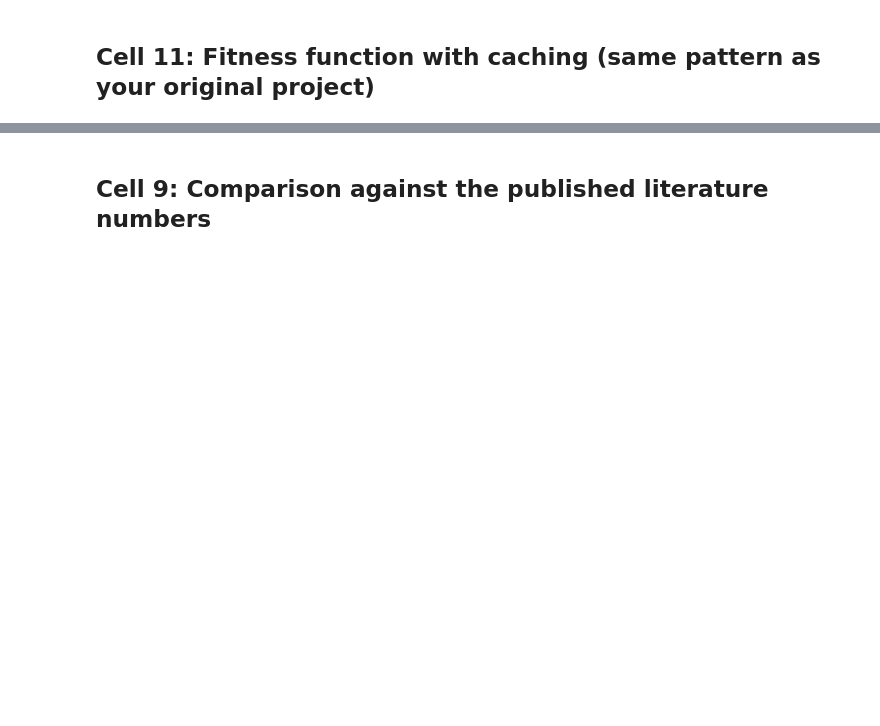
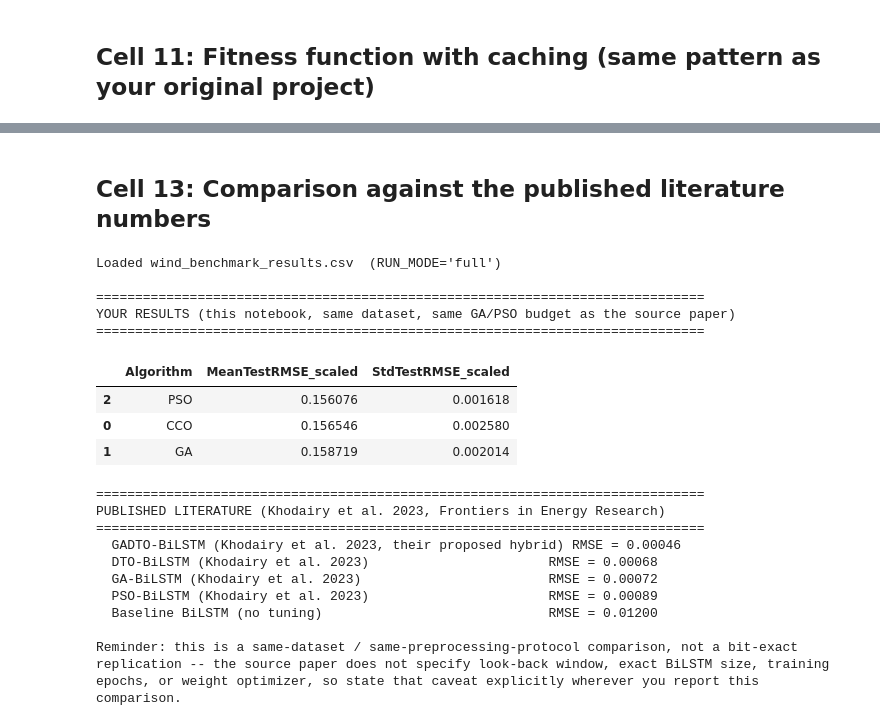
Before and after one commit to Malek-Kaouach/EC-CCO-Project, a Jupyter notebook: EC_Project_Code_WindBenchmark.ipynb, the cells around one changed output, grey strips where cells are left out. Drawn from its saved outputs; the diff is of its cells as text; code cells hidden in the pictures; blank space fills up the shorter version.

```diff
--- a/EC_Project_Code_WindBenchmark.ipynb
+++ b/EC_Project_Code_WindBenchmark.ipynb
@@ -135,10 +135,12 @@ warnings.filterwarnings("ignore")
 SEED = 42
 
 # --- ASSUMPTION (source paper does not specify this): look-back window in days.
-# The source paper never states its sequence length. 14 days (two weeks) is a reasonable
-# default for daily weather data; treat this as a hyperparameter worth sweeping, not a fact
-# taken from the paper.
-LOOKBACK = 14
+# The source paper never states its sequence length. Daily-average wind speed has short
+# memory (lag-1 autocorrelation ~0.59, decaying toward 0 within a week), so a 7-day window
+# keeps the informative recent lags without diluting the LSTM's capacity on near-noise
+# steps 8-14. Treat this as a hyperparameter worth sweeping (try 3, 5, 7, 10, 14), not a
+# fact taken from the paper.
+LOOKBACK = 7
 
 # Budget matched to the source paper's Table 2 (GA: 10 agents x 80 iters; PSO: 10 particles x 80 iters).
 # CCO uses the SAME budget for a fair three-way comparison. This is deliberately smaller than your
@@ -151,6 +153,24 @@ LITERATURE_MATCH_PROFILE = {
     "final_epochs": 150,    # not specified by the source paper -- your own reasonable choice, document it
     "seed_runs": 3,
 }
+
+# Quick end-to-end sanity check. This is NOT a reportable result -- it only proves the whole
+# pipeline (optimizers -> decode -> train -> compare) runs without error, in a couple of minutes,
+# before you commit GPU time to the full literature-matched run above.
+SMOKE_TEST_PROFILE = {
+    "agents": 4,
+    "iterations": 10,
+    "fitness_epochs": 8,
+    "final_epochs": 30,
+    "seed_runs": 1,
+}
+
+# Flip to "full" once the smoke test passes.
+RUN_MODE = "full"   # "smoke" -> SMOKE_TEST_PROFILE  |  "full" -> LITERATURE_MATCH_PROFILE
+ACTIVE_PROFILE = {"smoke": SMOKE_TEST_PROFILE, "full": LITERATURE_MATCH_PROFILE}[RUN_MODE]
+print(f"RUN_MODE = {RUN_MODE!r}  ->  profile: {ACTIVE_PROFILE}")
+if RUN_MODE == "smoke":
+    print("  (smoke test -- results are NOT reportable; set RUN_MODE='full' for the real run)")
 
 # Published literature numbers this notebook will compare against (RMSE, scaled [0,1] target).
 LITERATURE_RESULTS = {
@@ -866,23 +1054,55 @@ KeyboardInterrupt:
 # %% [markdown]
-## Cell 9: Comparison against the published literature numbers
+## Cell 13: Comparison against the published literature numbers
 # %%
+import pandas as pd
+
+# Read whichever results file the most recent Cell 12 run wrote (smoke vs full).
+_results_name = "wind_benchmark_results_smoke.csv" if RUN_MODE == "smoke" else "wind_benchmark_results.csv"
+wind_results_df = pd.read_csv(RESULTS_DIR / _results_name)
+print(f"Loaded {_results_name}  (RUN_MODE={RUN_MODE!r})")
+if RUN_MODE == "smoke":
+    print("NOTE: smoke-test numbers -- 1 seed run, so StdTestRMSE_scaled is NaN by design. Not reportable.")
+print()
+
 summary = wind_results_df.groupby("Algorithm")["TestRMSE_scaled"].agg(["mean", "std"]).reset_index()
 summary.columns = ["Algorithm", "MeanTestRMSE_scaled", "StdTestRMSE_scaled"]
 summary = summary.sort_values("MeanTestRMSE_scaled")
 
 print("=" * 78)
 print("YOUR RESULTS (this notebook, same dataset, same GA/PSO budget as the source paper)")
 print("=" * 78)
 display(summary)
 
 print()
 print("=" * 78)
 print("PUBLISHED LITERATURE (Khodairy et al. 2023, Frontiers in Energy Research)")
 print("=" * 78)
 for name, rmse in sorted(LITERATURE_RESULTS.items(), key=lambda kv: kv[1]):
     print(f"  {name:55s} RMSE = {rmse:.5f}")
 
 print()
 print("Reminder: this is a same-dataset / same-preprocessing-protocol comparison, not a bit-exact")
 print("replication -- the source paper does not specify look-back window, exact BiLSTM size, training")
 print("epochs, or weight optimizer, so state that caveat explicitly wherever you report this comparison.")
+# %% [output]
+Loaded wind_benchmark_results.csv  (RUN_MODE='full')
+
+==============================================================================
+YOUR RESULTS (this notebook, same dataset, same GA/PSO budget as the source paper)
+==============================================================================
+|  | Algorithm | MeanTestRMSE_scaled | StdTestRMSE_scaled |
+| 2 | PSO | 0.156076 | 0.001618 |
+| 0 | CCO | 0.156546 | 0.002580 |
+| 1 | GA | 0.158719 | 0.002014 |
+==============================================================================
+PUBLISHED LITERATURE (Khodairy et al. 2023, Frontiers in Energy Research)
+==============================================================================
+  GADTO-BiLSTM (Khodairy et al. 2023, their proposed hybrid) RMSE = 0.00046
+  DTO-BiLSTM (Khodairy et al. 2023)                       RMSE = 0.00068
+  GA-BiLSTM (Khodairy et al. 2023)                        RMSE = 0.00072
+  PSO-BiLSTM (Khodairy et al. 2023)                       RMSE = 0.00089
+  Baseline BiLSTM (no tuning)                             RMSE = 0.01200
+
+Reminder: this is a same-dataset / same-preprocessing-protocol comparison, not a bit-exact
+replication -- the source paper does not specify look-back window, exact BiLSTM size, training
+epochs, or weight optimizer, so state that caveat explicitly wherever you report this comparison.
```
Also changed, not shown: parts of 12 cells of this notebook, 3 other files.
